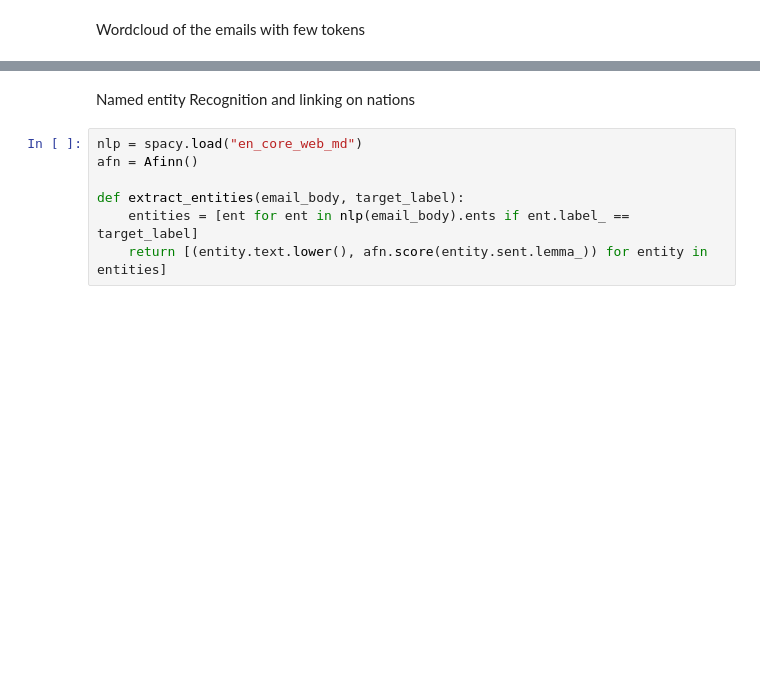
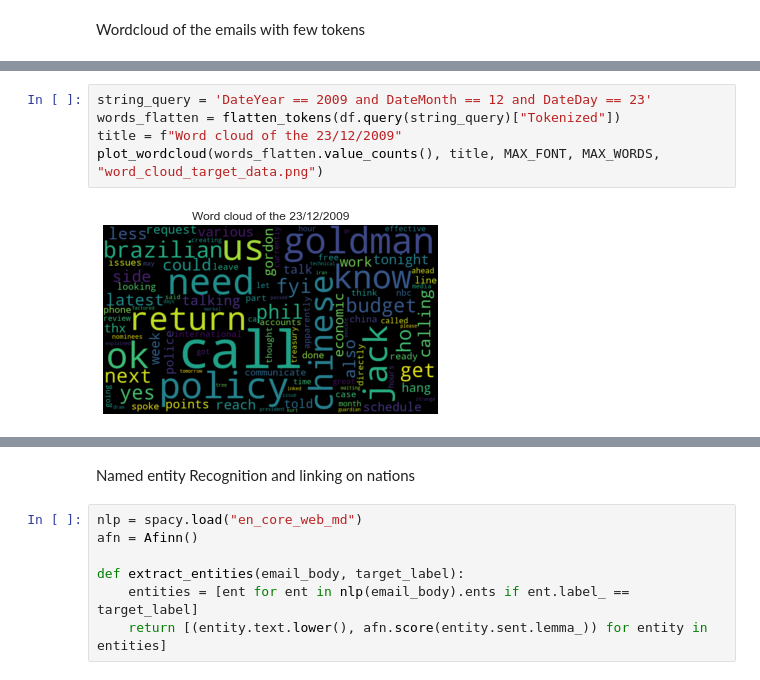
Before and after one commit to gianlucagiudice/hillary-clinton-leaked-emails, a Jupyter notebook: sentiment_analysis.ipynb, the cells around one changed output, grey strips where cells are left out. Drawn from its saved outputs; the diff is of its cells as text; blank space fills up the shorter version.

```diff
--- a/sentiment_analysis.ipynb
+++ b/sentiment_analysis.ipynb
@@ -245,0 +286,7 @@ plot_wordcloud(words_flatten.value_counts(), title, 100, 70)
+# %%
+string_query = 'DateYear == 2009 and DateMonth == 12 and DateDay == 23'
+words_flatten = flatten_tokens(df.query(string_query)["Tokenized"])
+title = f"Word cloud of the 23/12/2009"
+plot_wordcloud(words_flatten.value_counts(), title, MAX_FONT, MAX_WORDS, "word_cloud_target_data.png")
+# %% [output]
+[figure, added]
```
Also changed, not shown: parts of 25 cells of this notebook, 14 other files.
